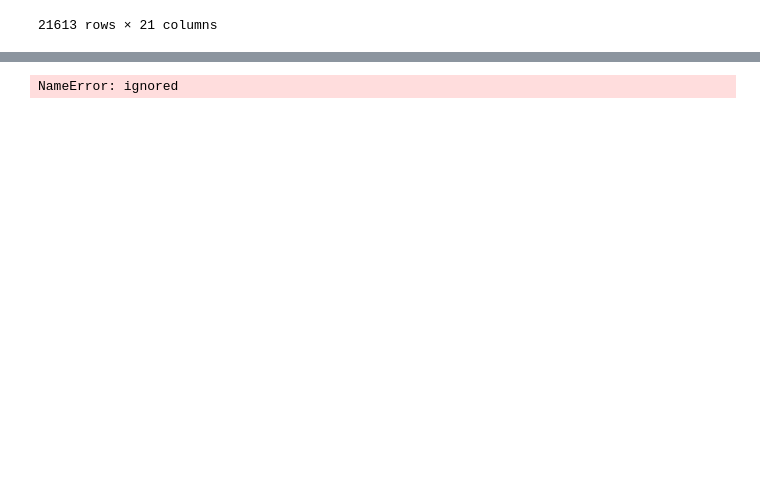
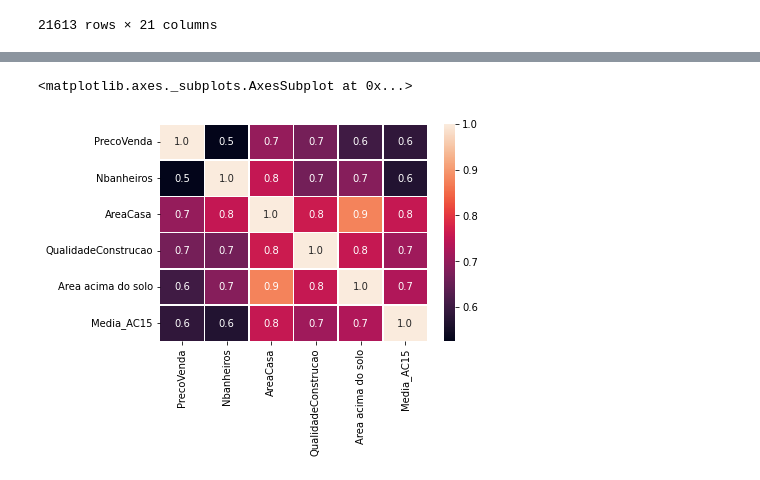
Before and after one commit to lorenagueddes/MiniProjeto_Roof.Imoveis, a Jupyter notebook: MiniProjetoDNC1.ipynb, the cells around one changed output, grey strips where cells are left out. Cells and saved outputs as stored; diff of their text form; code cells hidden in the pictures; blank space fills up the shorter version.

```diff
--- a/MiniProjetoDNC1.ipynb
+++ b/MiniProjetoDNC1.ipynb
@@ -229,6 +245,7 @@ plot
 # Nbanheiros (0,5), AreaCasa(0,7), QualidadeConstrucao (0,7), Area acima do solo(0,6), Media_AC15(0,6) -> valordevenda
 # Implementando Regressão Linear com Python
 # importar os pacotes necessários
-from sklearn.datasets import load_diabetes
-from sklearn.linear_model import LinearRegression
-from sklearn.metrics import mean_squared_error
+# Como é a estrutura estatística dos dados que mais correlacionam com o valor do imóvel??
+
+varimportante = df[['PrecoVenda', 'Nbanheiros', 'AreaCasa', 'QualidadeConstrucao', 'Area acima do solo','Media_AC15']]
+varimportante.describe().astype(int)
@@ -235,10 +262,12 @@ from sklearn.metrics import mean_squared_error
-# %%
-# criar modelo linear e otimizar
-lm_model = LinearRegression()
-lm_model.fit (non_det_x.reshape(-1,1), non_det_y)
-
-# extrair coeficientes
-slope = lm_model.coef
-intercept = lm_model.intercept
-# %% [output]
-NameError: ignored
+# %%
+#Dentre os dados que mais se correlacionam, quais mais se correlacionam entre si?
+# análise de correlação
+correlation2 = varimportante.corr()
+
+# plot da matriz de correlação
+
+plot2 = sn.heatmap(correlation2, annot = True, fmt=".1f", linewidths=.6)
+plot2
+# %% [output]
+<matplotlib.axes._subplots.AxesSubplot at 0x...>
+[figure, added]
```
Also changed, not shown: parts of 13 cells of this notebook.
